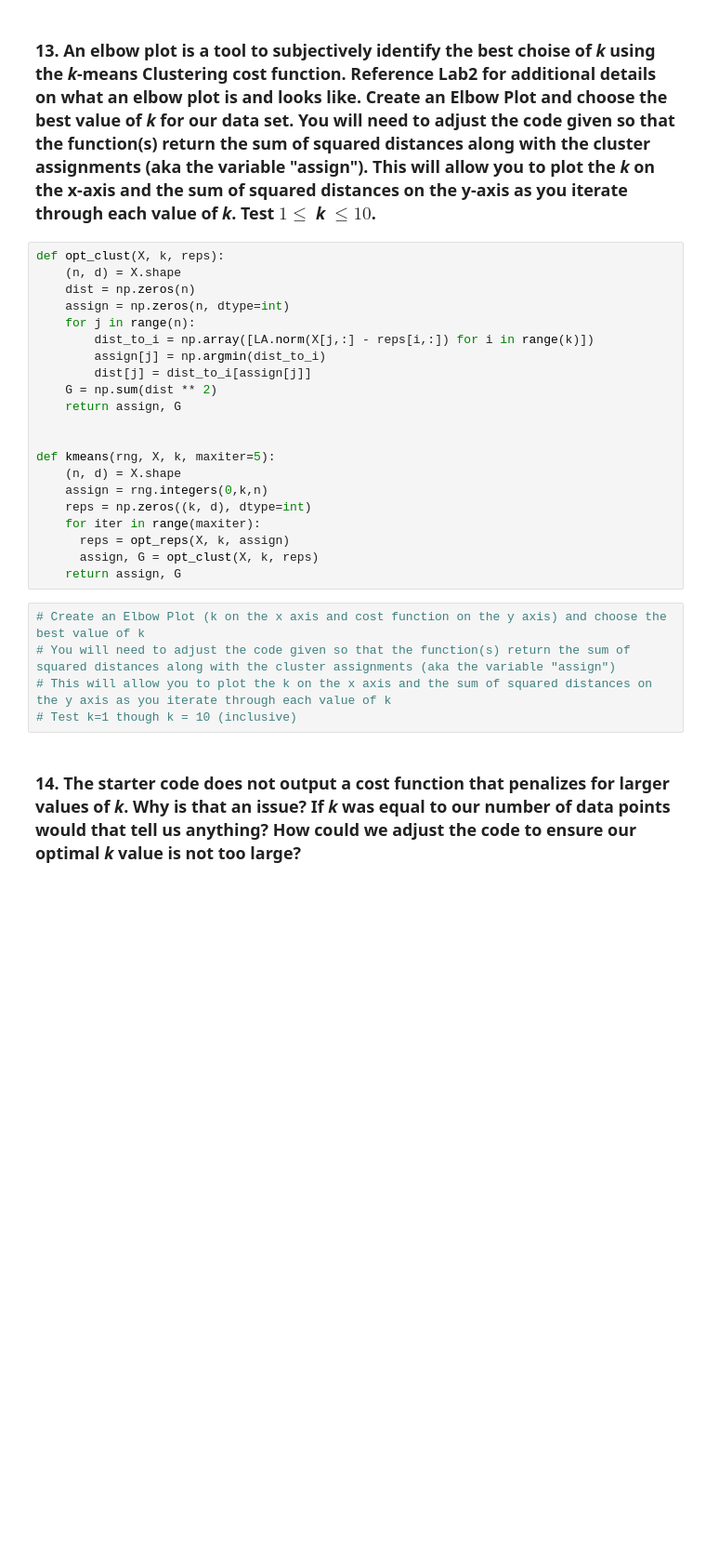
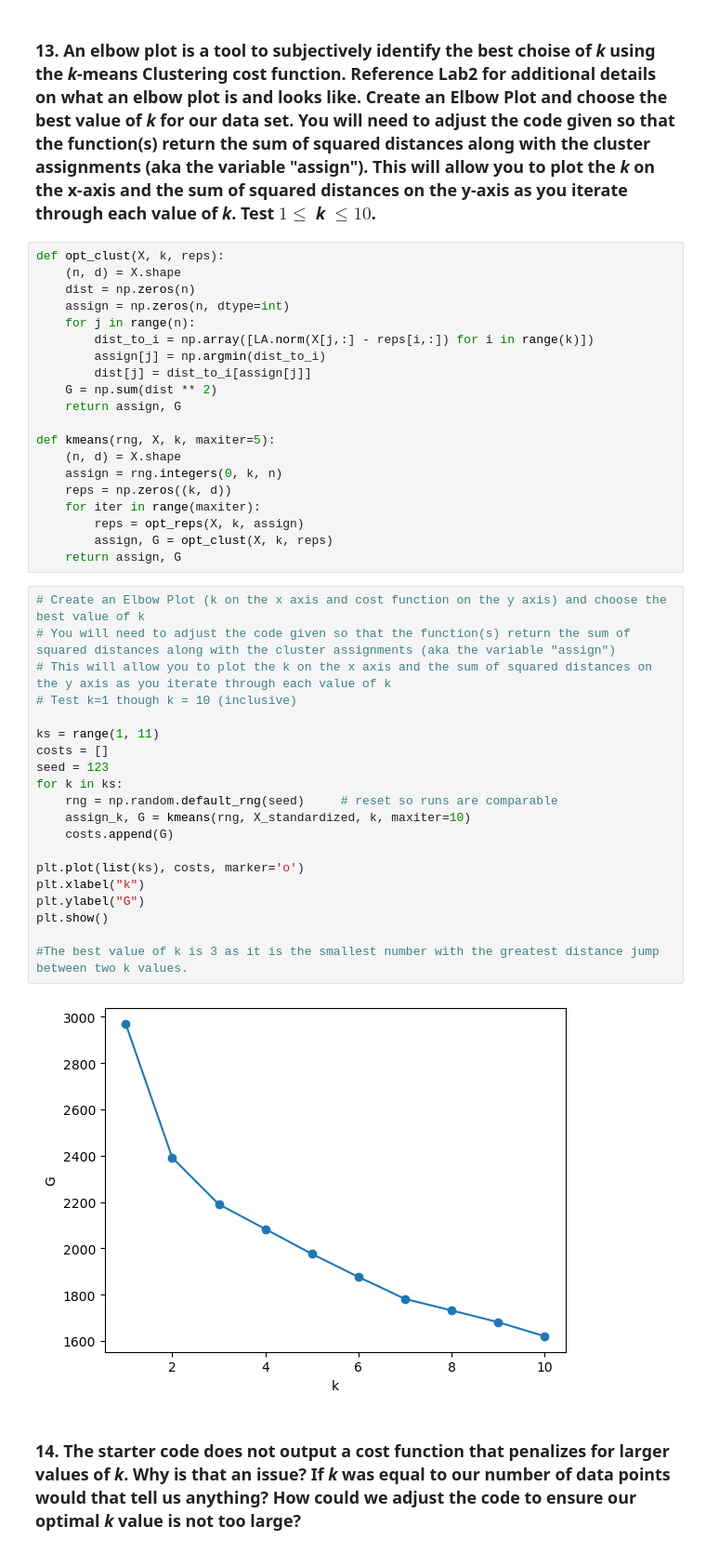
Before and after one commit to alibpowell/project1, a Jupyter notebook: 01_Student_Template.ipynb, the cells around one changed output. Shown at 93% size. Saved outputs shown, nothing was run; the diff lists cells and outputs as text; blank space fills up the shorter version.

```diff
--- a/01_Student_Template.ipynb
+++ b/01_Student_Template.ipynb
@@ -415,19 +436,35 @@ def opt_clust(X, k, reps):
     G = np.sum(dist ** 2)
     return assign, G
 
-
 def kmeans(rng, X, k, maxiter=5):
     (n, d) = X.shape
-    assign = rng.integers(0,k,n)
-    reps = np.zeros((k, d), dtype=int)
+    assign = rng.integers(0, k, n)
+    reps = np.zeros((k, d))
     for iter in range(maxiter):
-      reps = opt_reps(X, k, assign)
-      assign, G = opt_clust(X, k, reps)
+        reps = opt_reps(X, k, assign)
+        assign, G = opt_clust(X, k, reps)
     return assign, G
 # %%
 # Create an Elbow Plot (k on the x axis and cost function on the y axis) and choose the best value of k
 # You will need to adjust the code given so that the function(s) return the sum of squared distances along with the cluster assignments (aka the variable "assign")
 # This will allow you to plot the k on the x axis and the sum of squared distances on the y axis as you iterate through each value of k
 # Test k=1 though k = 10 (inclusive)
+
+ks = range(1, 11)
+costs = []
+seed = 123
+for k in ks:
+    rng = np.random.default_rng(seed)     # reset so runs are comparable
+    assign_k, G = kmeans(rng, X_standardized, k, maxiter=10)
+    costs.append(G)
+
+plt.plot(list(ks), costs, marker='o')
+plt.xlabel("k")
+plt.ylabel("G")
+plt.show()
+
+#The best value of k is 3 as it is the smallest number with the greatest distance jump between two k values.
+# %% [output]
+[figure, added]
 # %% [markdown]
 ### 14.  The starter code does not output a cost function that penalizes for larger values of *k*. Why is that an issue? If *k* was equal to our number of data points would that tell us anything? How could we adjust the code to ensure our optimal *k* value is not too large?
```
Also changed, not shown: parts of 8 cells of this notebook.
